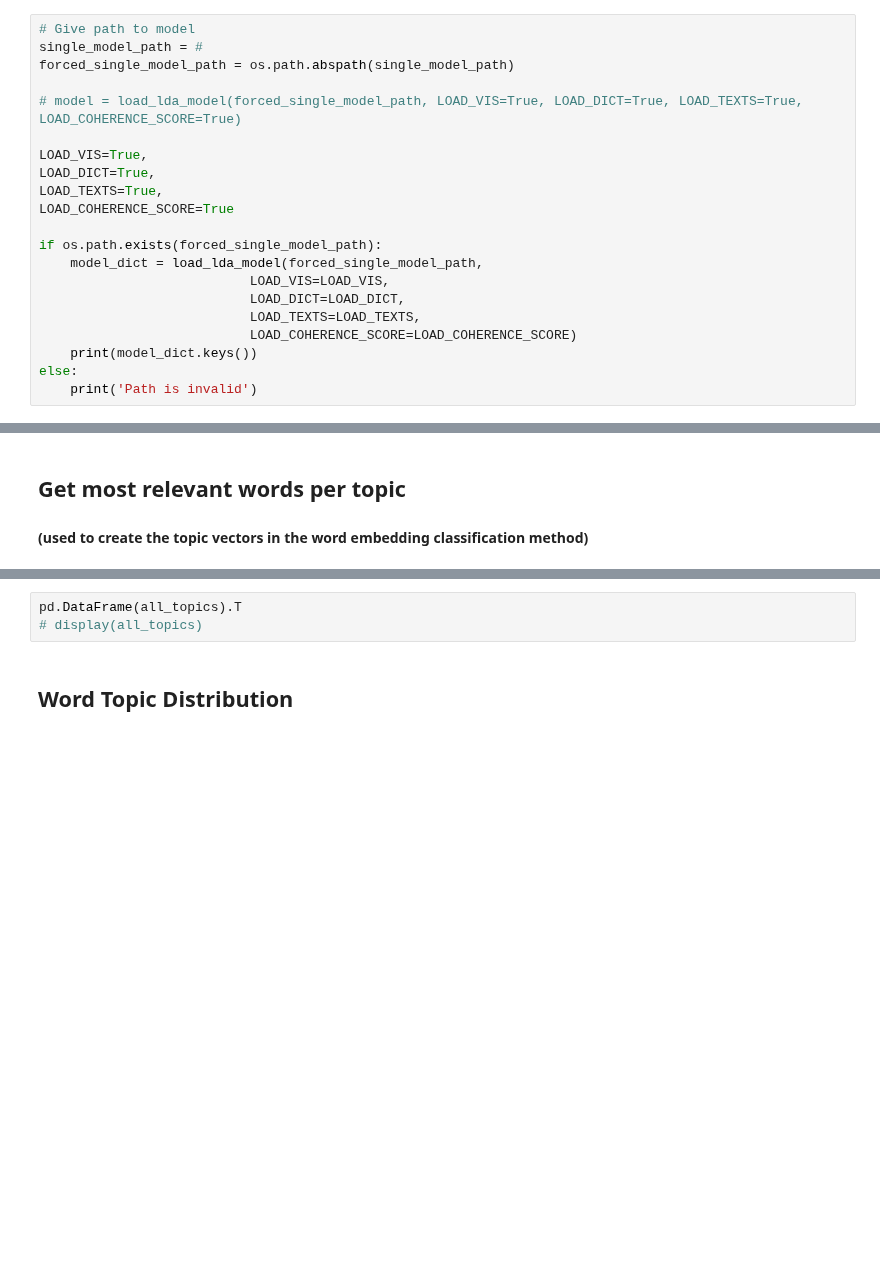
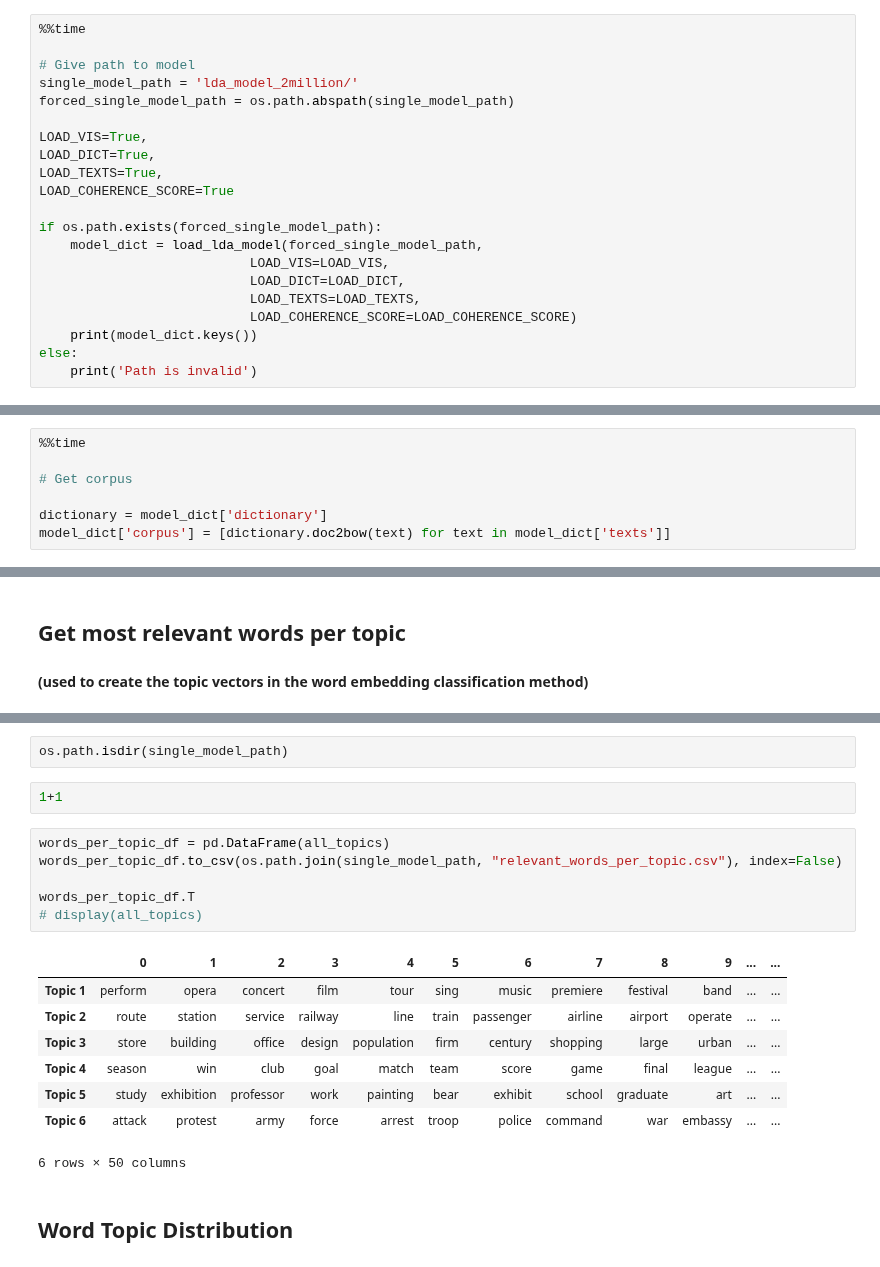
Before and after one commit to seriousdeejay/citynet, a Jupyter notebook: src/analyses/Diederik_Clean/2 Topic Modeling - Paragraphs.ipynb, the cells around one changed output, grey strips where cells are left out. Drawn from its saved outputs; the diff is of its cells as text; blank space fills up the shorter version.

```diff
--- a/src/analyses/Diederik_Clean/2 Topic Modeling - Paragraphs.ipynb
+++ b/src/analyses/Diederik_Clean/2 Topic Modeling - Paragraphs.ipynb
@@ -165,9 +296,9 @@ print(model_dict.keys())
 # %%
+%%time
+
 # Give path to model
-single_model_path = #
+single_model_path = 'lda_model_2million/'
 forced_single_model_path = os.path.abspath(single_model_path)
-
-# model = load_lda_model(forced_single_model_path, LOAD_VIS=True, LOAD_DICT=True, LOAD_TEXTS=True, LOAD_COHERENCE_SCORE=True)
 
 LOAD_VIS=True,
 LOAD_DICT=True,
@@ -185,0 +323,7 @@ else:
+# %%
+%%time
+
+# Get corpus
+
+dictionary = model_dict['dictionary']
+model_dict['corpus'] = [dictionary.doc2bow(text) for text in model_dict['texts']]
@@ -221,6 +484,22 @@ for i in range(1,len(model_dict['lda_model'].get_topics())+1): #Adjust this to r
-# %%
-pd.DataFrame(all_topics).T
-# display(all_topics)
+# %%
+os.path.isdir(single_model_path)
+# %%
+1+1
+# %%
+words_per_topic_df = pd.DataFrame(all_topics)
+words_per_topic_df.to_csv(os.path.join(single_model_path, "relevant_words_per_topic.csv"), index=False)
+
+words_per_topic_df.T
+# display(all_topics)
+# %% [output]
+|  | 0 | 1 | 2 | 3 | 4 | 5 | 6 | 7 | 8 | 9 | ... | ... |
+| Topic 1 | perform | opera | concert | film | tour | sing | music | premiere | festival | band | ... | ... |
+| Topic 2 | route | station | service | railway | line | train | passenger | airline | airport | operate | ... | ... |
+| Topic 3 | store | building | office | design | population | firm | century | shopping | large | urban | ... | ... |
+| Topic 4 | season | win | club | goal | match | team | score | game | final | league | ... | ... |
+| Topic 5 | study | exhibition | professor | work | painting | bear | exhibit | school | graduate | art | ... | ... |
+| Topic 6 | attack | protest | army | force | arrest | troop | police | command | war | embassy | ... | ... |
+6 rows × 50 columns
 # %% [markdown]
 ## Word Topic Distribution
 # %%
```
Also changed, not shown: parts of 34 cells of this notebook, 2 other files.
